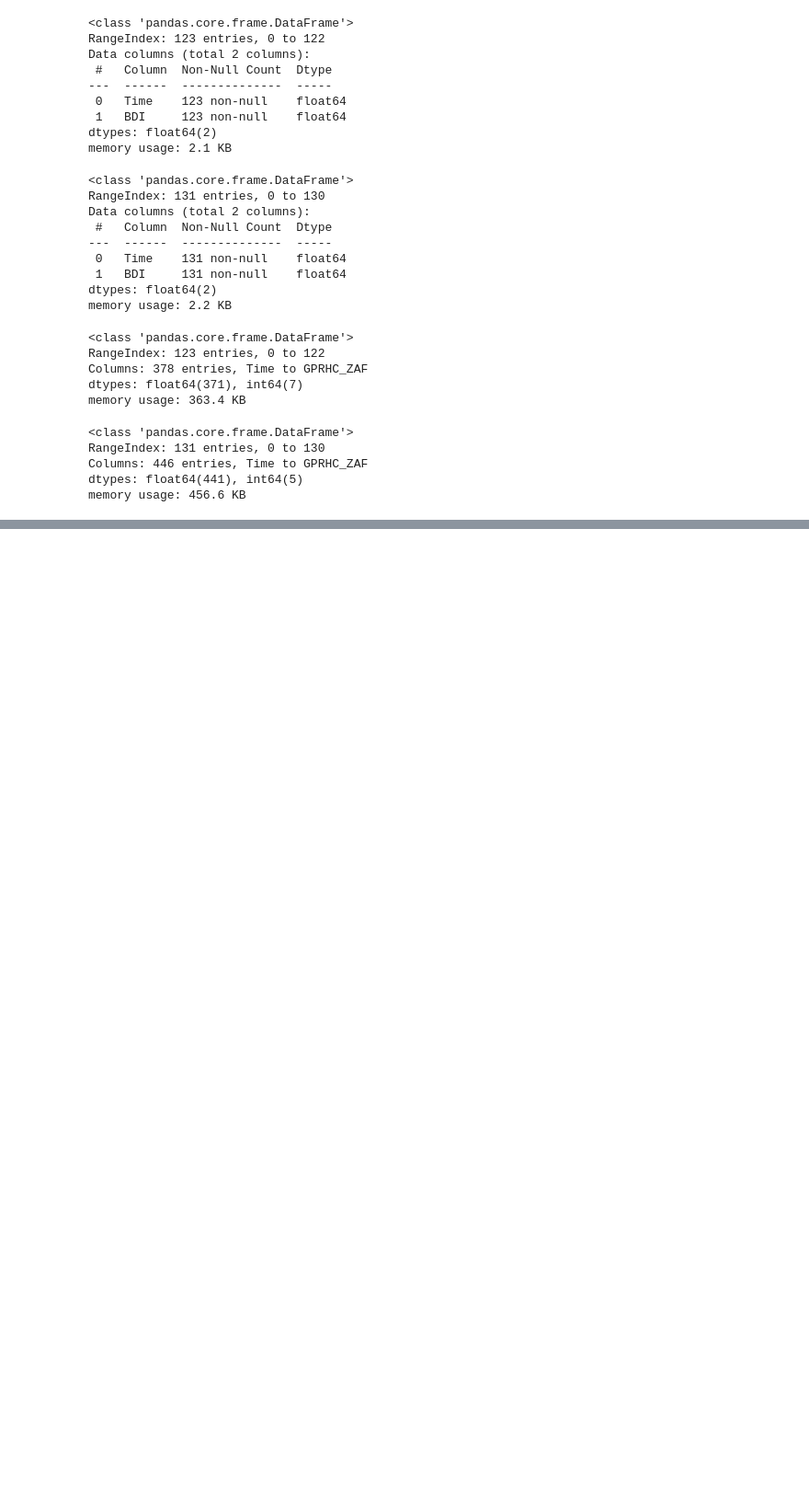
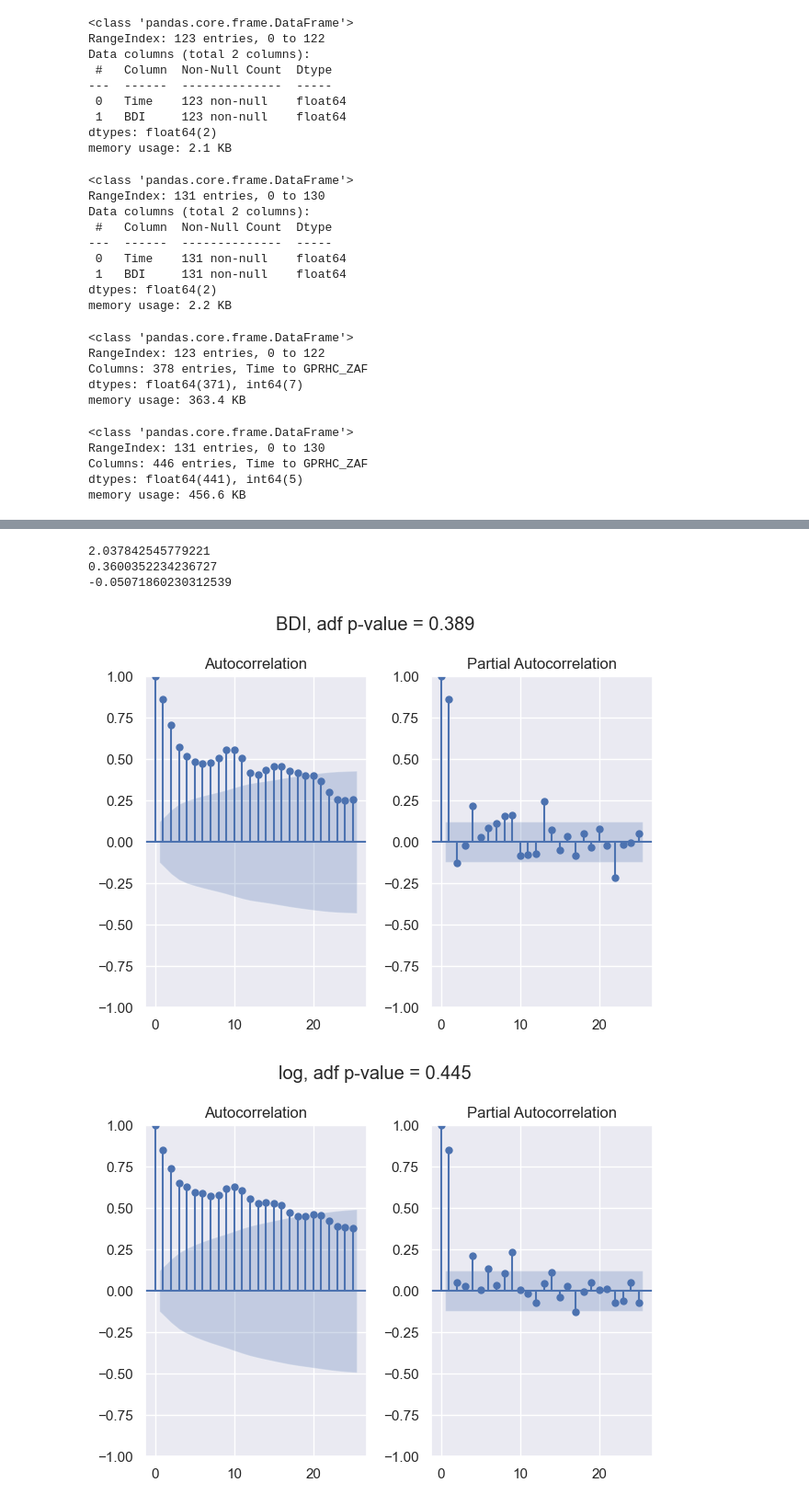
Before and after one commit to BrownianNotion/BDI-Prophet, a Jupyter notebook: eda.ipynb, the cells around one changed output, grey strips where cells are left out. Shown at 92% size. Cells and saved outputs as stored; diff of their text form; code cells hidden in the pictures; blank space fills up the shorter version.

```diff
--- a/eda.ipynb
+++ b/eda.ipynb
@@ -120,0 +319,6 @@ bdi2 = bdi2.set_index("Time").sort_index()
+# %%
+bdi = pd.concat([bdi1, bdi2])
+idx = pd.concat([idx1, idx2])
+
+bdi.index.name = "Time"
+idx.index.name = "Time"
@@ -133,3 +384,7 @@ bdi1.hist(bins=30, alpha=0.7);
 # %%
-np.log(bdi1).hist(bins=30, alpha=0.7);
+fig, ax = plt.subplots();
+np.log(bdi1).diff().hist(bins=30, alpha=0.7, color="tab:blue", ax=ax, label="period I");
+np.log(bdi2).diff().hist(bins=30, alpha=0.7, color="tab:red", ax=ax, label="period II");
+fig.suptitle("BDI log returns")
+ax.legend();
 # %% [output]
@@ -136,0 +392,26 @@ np.log(bdi1).hist(bins=30, alpha=0.7);
+# %%
+# log returns most symmetric
+print(bdi["BDI"].skew())
+print(np.log(bdi["BDI"]).skew())
+print(np.log(bdi["BDI"]).diff().skew())
+# %% [output]
+2.037842545779221
+0.3600352234236727
+-0.05071860230312539
+# %%
+from statsmodels.graphics.tsaplots import plot_acf
+from statsmodels.graphics.tsaplots import plot_pacf
+from statsmodels.tsa.stattools import adfuller
+
+targets = {"BDI": bdi["BDI"], "log": np.log(bdi["BDI"]), "Log return": np.log(bdi["BDI"]).diff().dropna()}
+
+for name, series in targets.items():
+    fig, ax = plt.subplots(1, 2)
+    plot_acf(series.values, ax=ax[0])
+    plot_pacf(series.values, ax=ax[1]);
+    fig.suptitle(f"{name}, adf p-value = {adfuller(series.values)[1]:.3f}")
+    fig.tight_layout()
+    fig.show()
+# %% [output]
+[figure, added]
+[figure, added]
```
Also changed, not shown: parts of 30 cells of this notebook, 4 other files.
